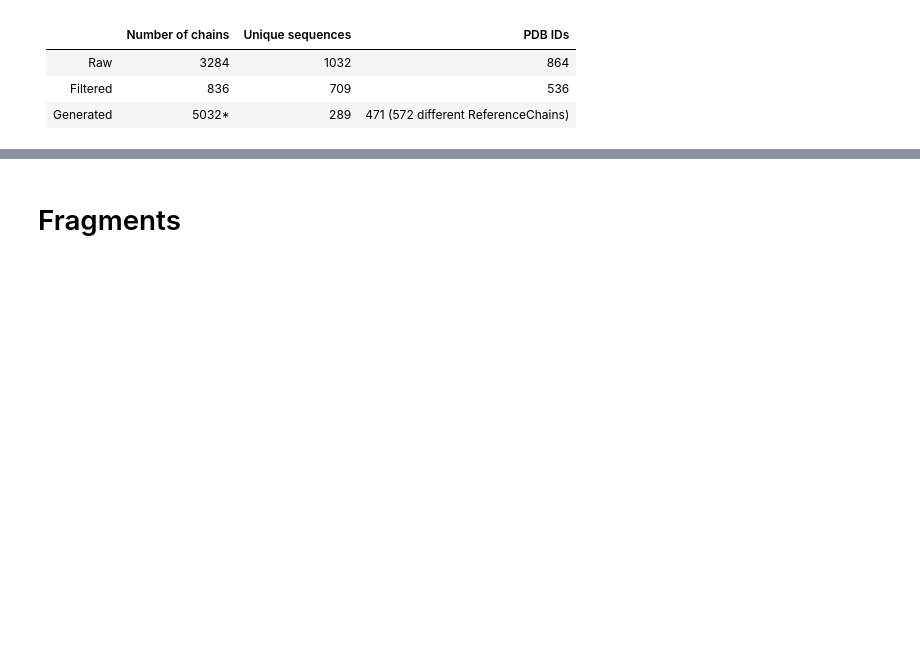
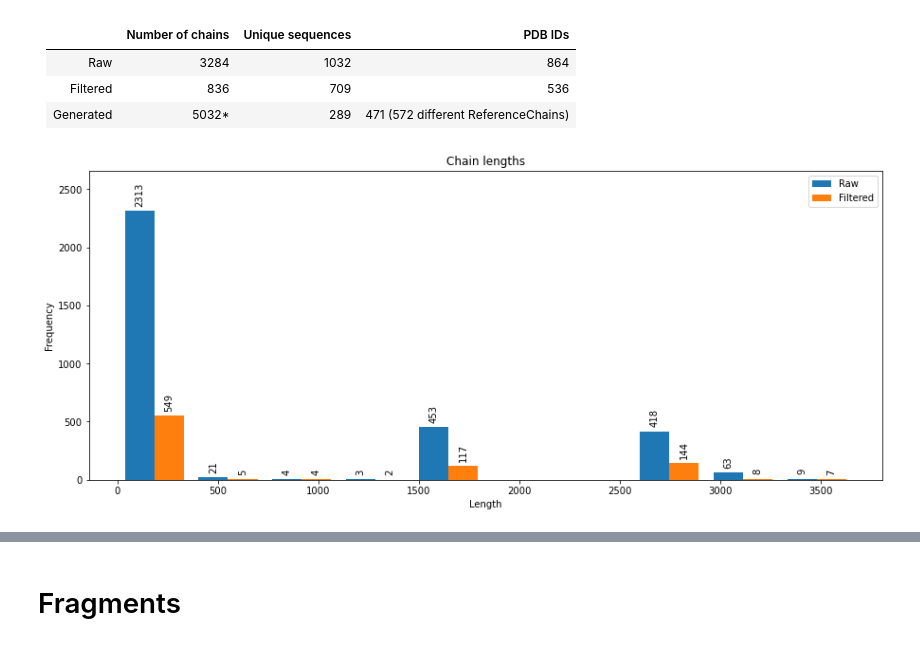
Before and after one commit to samuelflores/deep-learning-RNA-structure-prediction, a Jupyter notebook: data_generation/dataset_statistics.ipynb, the cells around one changed output, grey strips where cells are left out. Saved outputs shown, nothing was run; the diff lists cells and outputs as text; code cells hidden in the pictures; blank space fills up the shorter version.

```diff
--- a/data_generation/dataset_statistics.ipynb
+++ b/data_generation/dataset_statistics.ipynb
@@ -393,3 +429,21 @@ Figures saved to /figures
 | Raw       | 3284             | 1032             | 864                                 |
 | Filtered  | 836              | 709              | 536                                 |
 | Generated | 5032*            | 289              | 471 (572 different ReferenceChains) |
+# %%
+data = [[len(i) for i in chains_annotated_raw], [len(i) for i in chains_annotated_filtered]]
+
+plt.figure(figsize=(15, 6))
+
+values, _, bars = plt.hist(data, bins = 10, label=["Raw", "Filtered"])
+plt.bar_label(bars[0], labels=[int(i) if i != 0 else "" for i in values[0]], rotation='vertical', padding=5)
+plt.bar_label(bars[1], labels=[int(i) if i != 0 else "" for i in values[1]], rotation='vertical', padding=5)
+
+plt.ylim([0, max(values[0])*1.15])
+
+plt.title("Chain lengths")
+plt.xlabel("Length")
+plt.ylabel("Frequency")
+plt.legend()
+plt.savefig(figures_dir/"chain_lengths.png")
+# %% [output]
+[figure, added]
```
Also changed, not shown: parts of 33 cells of this notebook, 7 other files.
